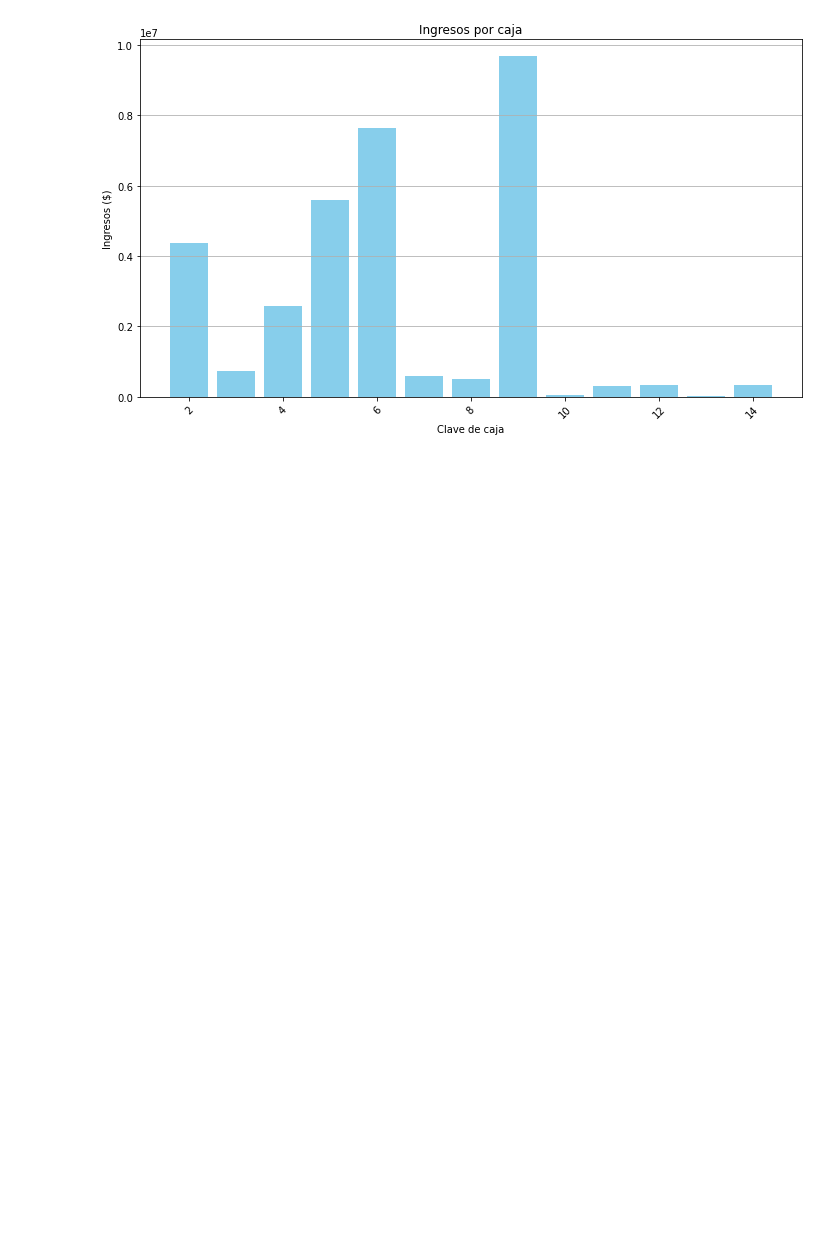
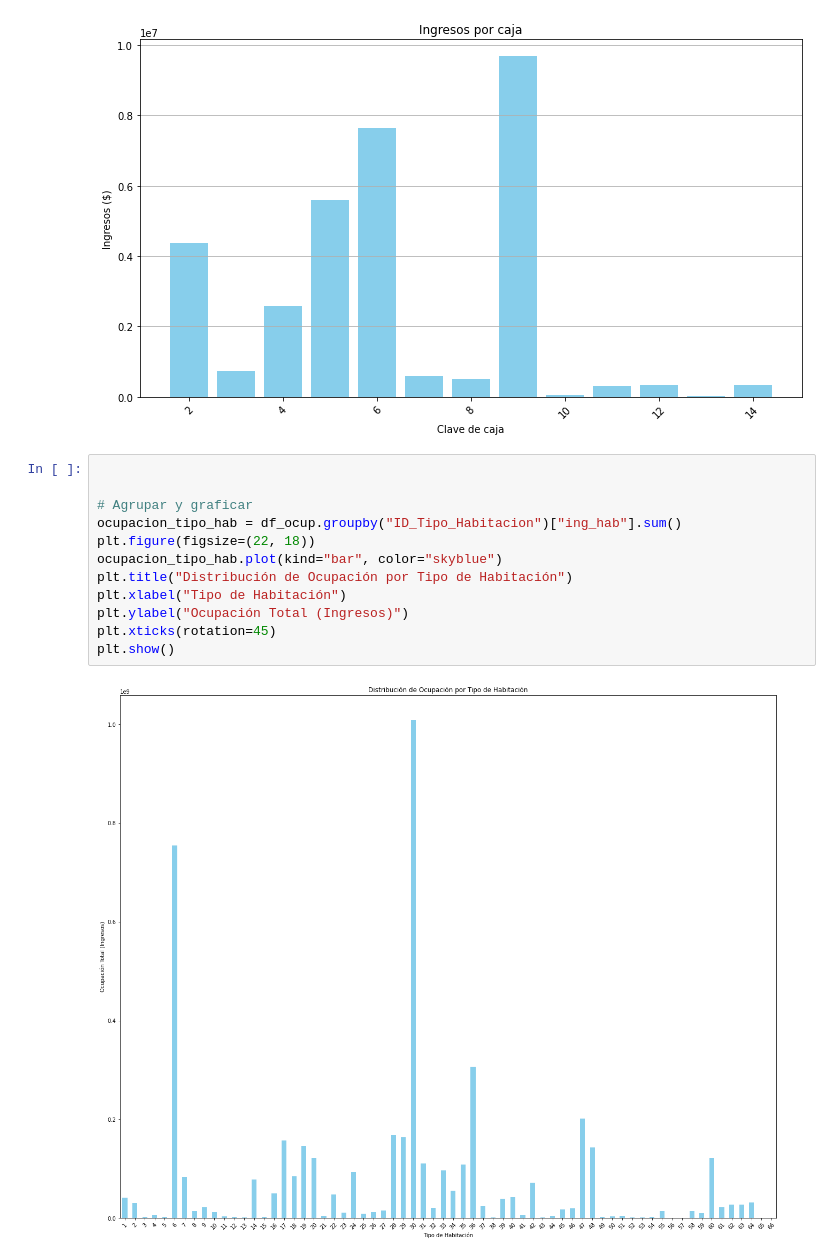
Before and after one commit to carolinahdzm/TCA_clasificacion_Equipo3, a Jupyter notebook: EDA_equipo3.ipynb, the cells around one changed output. Saved outputs shown, nothing was run; the diff lists cells and outputs as text; blank space fills up the shorter version.

```diff
--- a/EDA_equipo3.ipynb
+++ b/EDA_equipo3.ipynb
@@ -737,3 +736,17 @@ plt.tight_layout()
 plt.show()
 # %% [output]
 [figure]
+# %%
+
+
+# Agrupar y graficar
+ocupacion_tipo_hab = df_ocup.groupby("ID_Tipo_Habitacion")["ing_hab"].sum()
+plt.figure(figsize=(22, 18))
+ocupacion_tipo_hab.plot(kind="bar", color="skyblue")
+plt.title("Distribución de Ocupación por Tipo de Habitación")
+plt.xlabel("Tipo de Habitación")
+plt.ylabel("Ocupación Total (Ingresos)")
+plt.xticks(rotation=45)
+plt.show()
+# %% [output]
+[figure, added]
```
Also changed, not shown: parts of 8 cells of this notebook.
